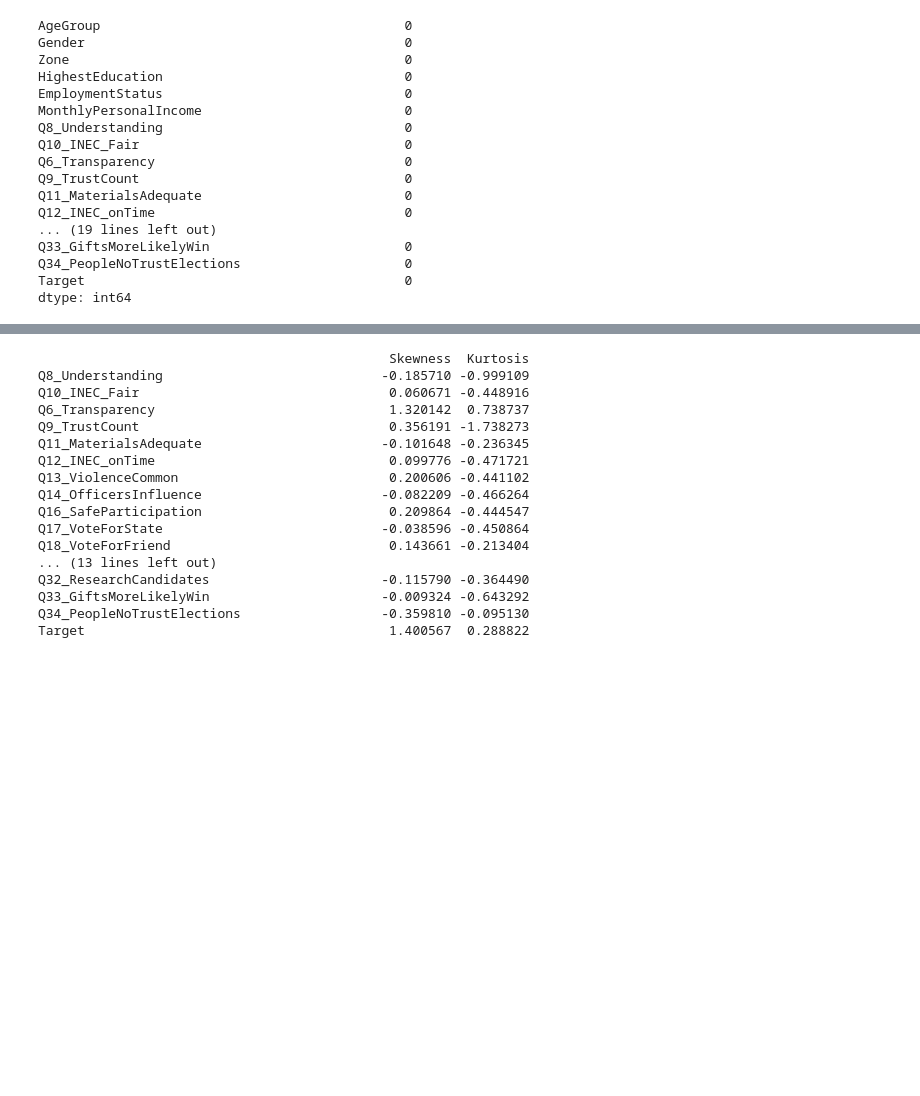
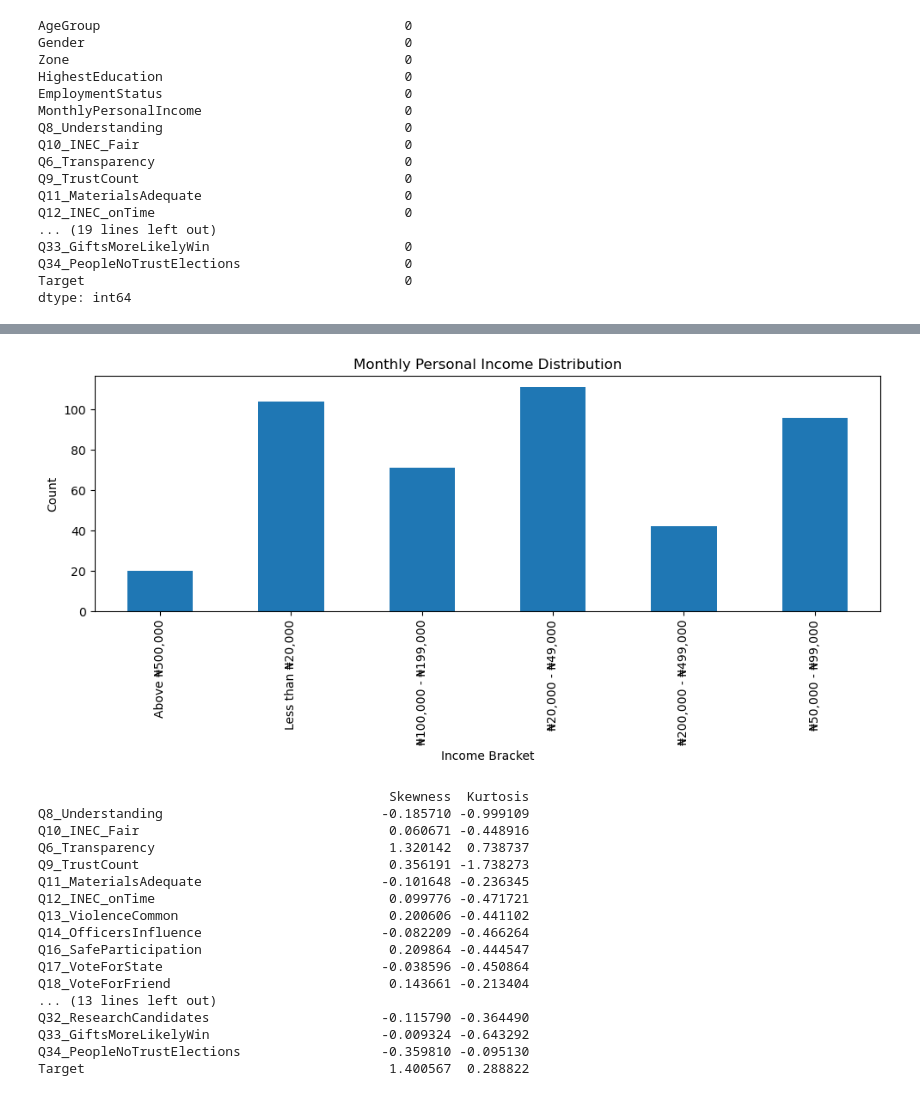
Before and after one commit to monkeyband114/Blockchaindataanalysis, a Jupyter notebook: EDA on system.ipynb, the cells around one changed output, grey strips where cells are left out. Saved outputs shown, nothing was run; the diff lists cells and outputs as text; code cells hidden in the pictures; blank space fills up the shorter version.

```diff
--- a/EDA on system.ipynb
+++ b/EDA on system.ipynb
@@ -81,3 +114,13 @@ dtype: int64
+# %%
+plt.figure(figsize=(10,5))
+df["MonthlyPersonalIncome"].value_counts().sort_index().plot(kind="bar")
+plt.title("Monthly Personal Income Distribution")
+plt.xlabel("Income Bracket")
+plt.ylabel("Count")
+plt.tight_layout()
+plt.show()
+# %% [output]
+[figure, added]
 # %%
 # Identify numeric columns (Likert + Target)
 numeric_cols = [col for col in df.columns if df[col].dtype != "object"]
```
Also changed, not shown: parts of 21 cells of this notebook, 2 other files.
